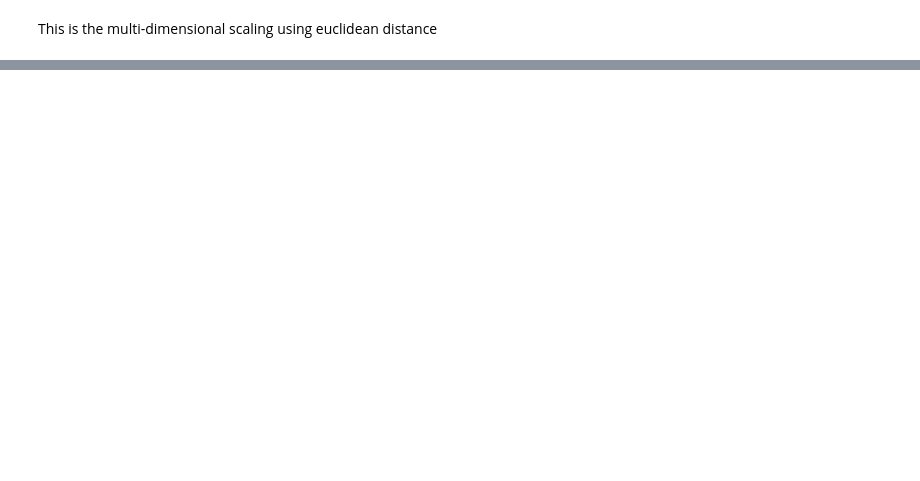
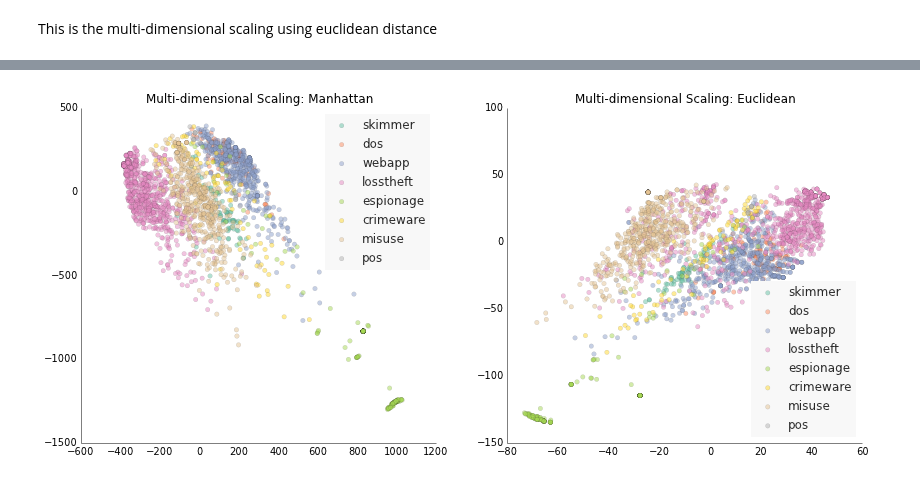
Before and after one commit to krmaxwell/incident-patterns, a Jupyter notebook: clustering-kevin.ipynb, the cells around one changed output, grey strips where cells are left out. Saved outputs shown, nothing was run; the diff lists cells and outputs as text; code cells hidden in the pictures; blank space fills up the shorter version.

```diff
--- a/clustering-kevin.ipynb
+++ b/clustering-kevin.ipynb
@@ -254,0 +247,21 @@ plt.show()
+# %%
+fig, ax = ppl.subplots(ncols=2,nrows=1,figsize=(14,6))
+
+for each in ['skimmer','dos','webapp','losstheft','espionage','crimeware','misuse','pos']:
+    ypos = df[df['pattern']==each]['ypos_m']
+    xpos = df[df['pattern']==each]['xpos_m']
+    plt.sca(ax[0])
+    ppl.scatter(ypos,xpos,label=each)
+plt.title("Multi-dimensional Scaling: Manhattan")
+ppl.legend(ax,loc='upper right')
+
+for each in ['skimmer','dos','webapp','losstheft','espionage','crimeware','misuse','pos']:
+    ypos = df[df['pattern']==each]['ypos_e']
+    xpos = df[df['pattern']==each]['xpos_e']
+    plt.sca(ax[1])
+    ppl.scatter(ypos,xpos,label=each)
+ppl.legend(ax,loc='lower right')
+plt.title("Multi-dimensional Scaling: Euclidean")
+plt.show()
+# %% [output]
+[figure, added]
```
Also changed, not shown: parts of 8 cells of this notebook.
